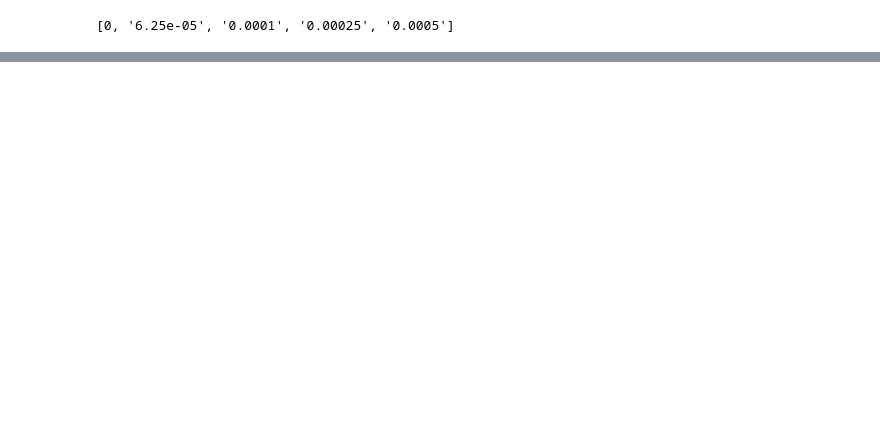
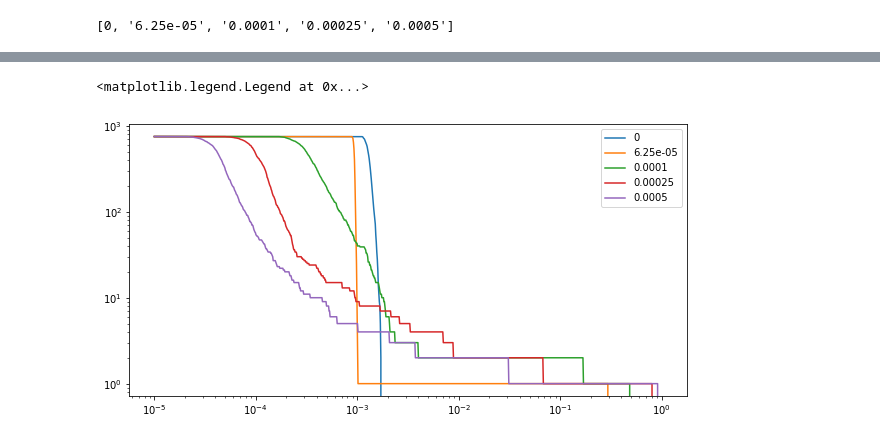
Before and after one commit to ampolloreno/decorrelating_errors, a Jupyter notebook: data/one_qubit_numeric/Secondary_objective_analysis.ipynb, the cells around one changed output, grey strips where cells are left out. Cells and saved outputs as stored; diff of their text form; code cells hidden in the pictures; blank space fills up the shorter version.

```diff
--- a/data/one_qubit_numeric/Secondary_objective_analysis.ipynb
+++ b/data/one_qubit_numeric/Secondary_objective_analysis.ipynb
@@ -79,0 +105,10 @@ plt.savefig("sparisity-versus-parameter.png", dpi=500)
+# %%
+plt.figure(figsize=(10,5))
+ks = np.logspace(-5,0,1000)
+vals = np.array([[sum(np.array(data['sparsity'][eta]['weights'][1].T.tolist()[0]) > k) for eta in sample_values] for k in ks])
+for val, eta in zip(vals.T, sample_values):
+    plt.loglog(ks,val, label=str(eta) )
+plt.legend()
+# %% [output]
+<matplotlib.legend.Legend at 0x...>
+[figure, added]
```
Also changed, not shown: parts of 22 cells of this notebook, 5 other files.
